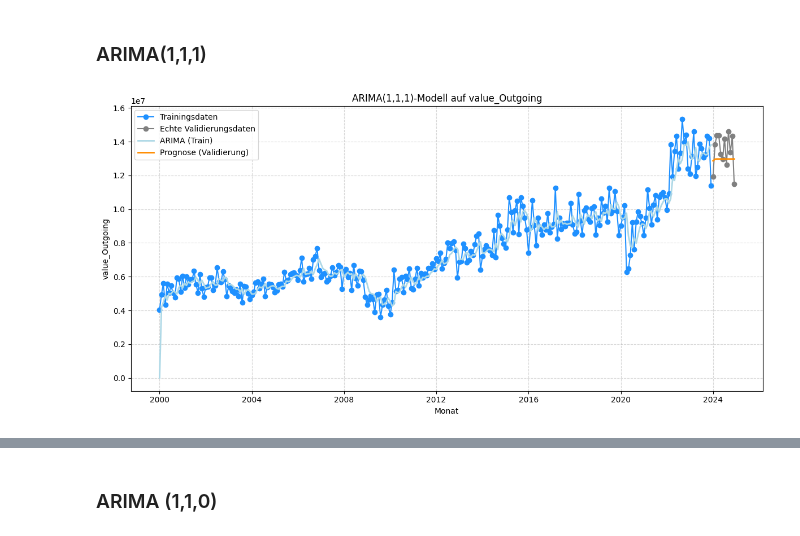
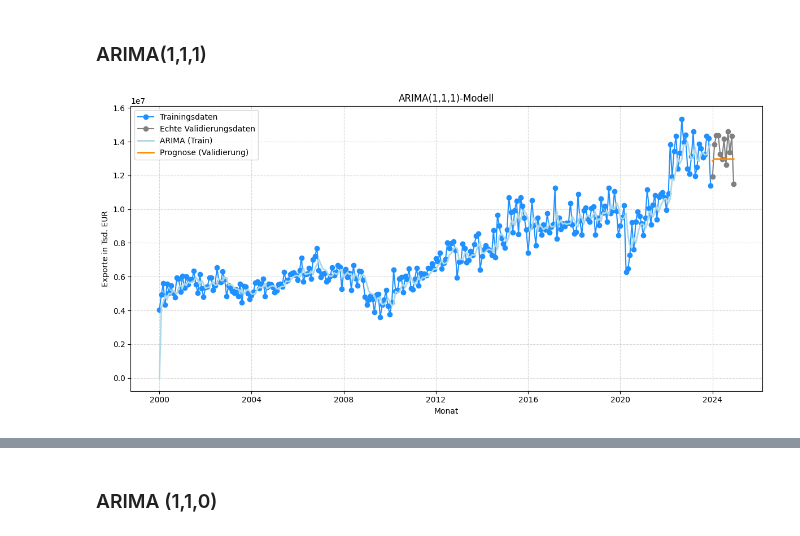
Before and after one commit to eliaspfe/BI_Vorlesung, a Jupyter notebook: Forecasting_Exports.ipynb, the cells around one changed output, grey strips where cells are left out. Drawn from its saved outputs; the diff is of its cells as text; code cells hidden in the pictures.

```diff
--- a/Forecasting_Exports.ipynb
+++ b/Forecasting_Exports.ipynb
@@ -881,36 +881,36 @@ y_pred_valid = fit.forecast(steps=D_VALID)
 
 # Plot
 plt.figure(figsize=(12, 6))
 plt.plot(dates_train, y_train, label='Trainingsdaten', color='dodgerblue', marker='o')
 plt.plot(dates_valid, y_valid, label='Echte Validierungsdaten', color='grey', marker='o')
 plt.plot(dates_train, y_pred_train, label='ARIMA (Train)', color='lightblue', linewidth=2)
 plt.plot(dates_valid, y_pred_valid, label='Prognose (Validierung)', color='darkorange', linewidth=2)
 plt.xlabel('Monat')
-plt.ylabel('value_Outgoing')
-plt.title('ARIMA(1,1,1)-Modell auf value_Outgoing')
+plt.ylabel('Exporte in Tsd. EUR')
+plt.title('ARIMA(1,1,1)-Modell')
 plt.legend()
 plt.grid(True, linestyle='--', alpha=0.5)
 plt.tight_layout()
 plt.show()
 
 # Evaluation
 mape = np.mean(np.abs((y_valid - y_pred_valid) / y_valid)) * 100
 mad = np.mean(np.abs(y_valid - y_pred_valid))
 all_mapes.append(mape)
 
 print(f"Mean Absolute Percentage Error (MAPE): {mape:.2f}%")
 print(f"Mean Absolute Deviation (MAD): {mad:,.0f}")
 
 # Modellzusammenfassung
 print(fit.summary())
 
 # R²
 ss_total = np.sum((y_valid - np.mean(y_valid)) ** 2)
 ss_residual = np.sum((y_valid - y_pred_valid) ** 2)
 r_squared = 1 - (ss_residual / ss_total)
 print(f"R^2: {r_squared:.4f}")
 # %% [output]
-[figure, old version]
+[figure, new version]
 Mean Absolute Percentage Error (MAPE): 6.95%
 Mean Absolute Deviation (MAD): 940,504
                                SARIMAX Results
```
Also changed, not shown: parts of 7 cells of this notebook, 1 other file.
